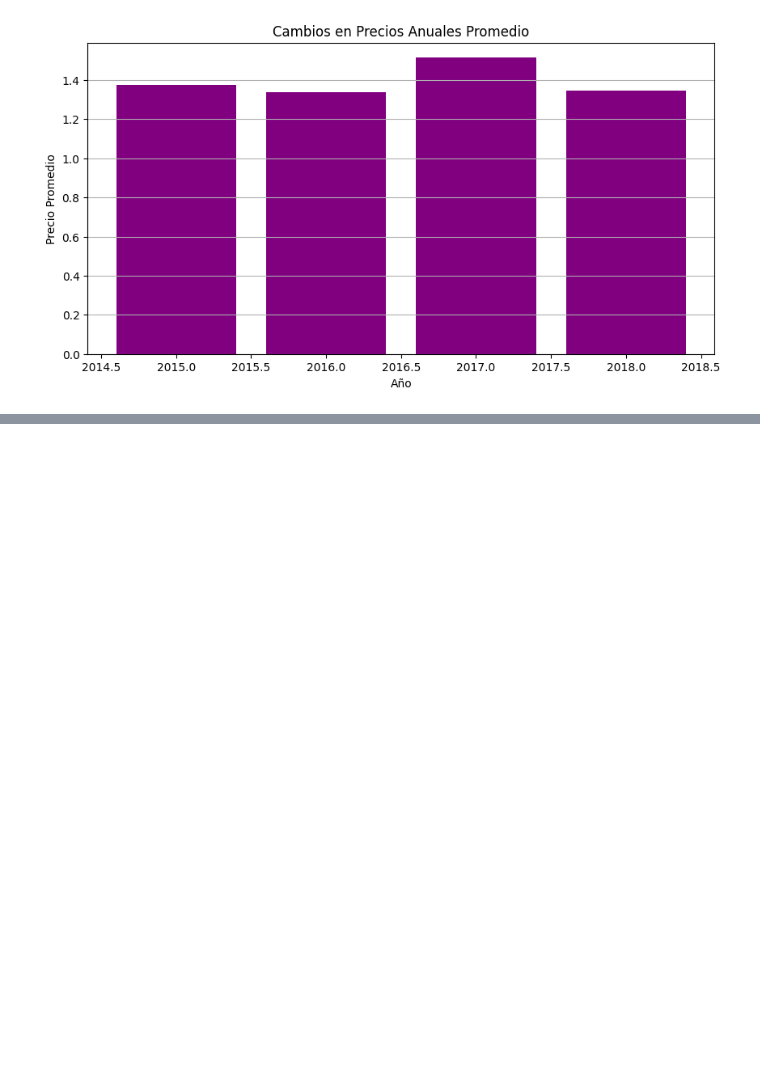
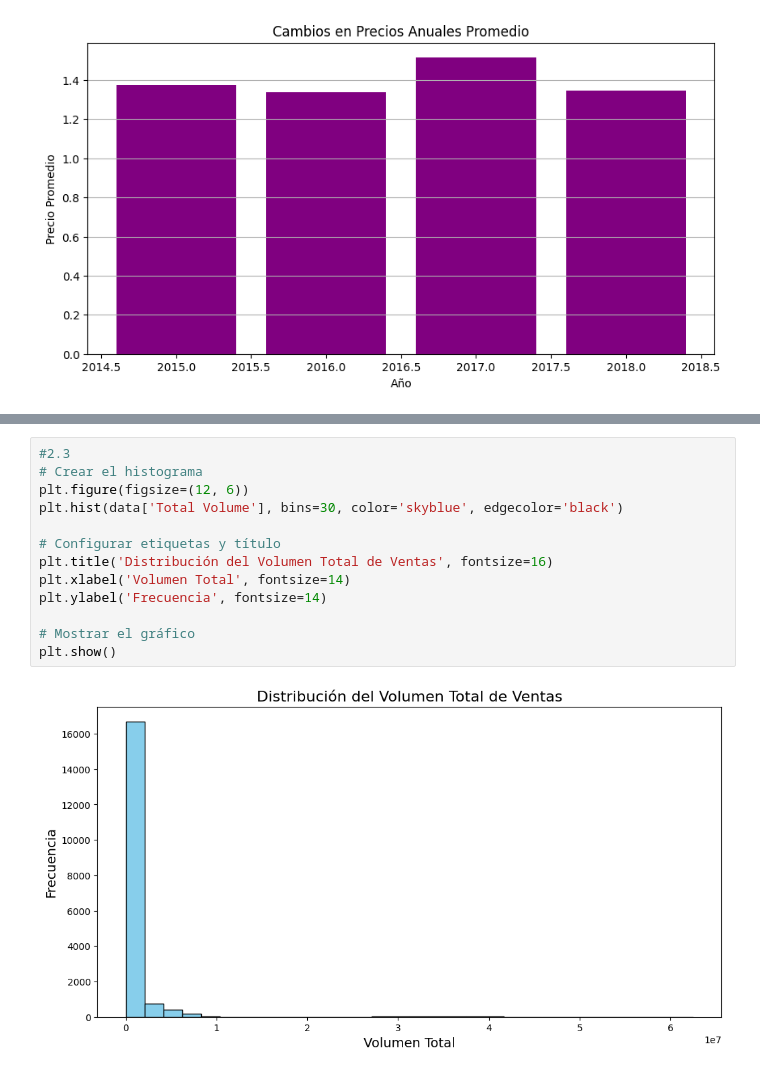
Before and after one commit to Layola27/Proyecto1-IA, a Jupyter notebook: proyecto.ipynb, the cells around one changed output, grey strips where cells are left out. Drawn from its saved outputs; the diff is of its cells as text; blank space fills up the shorter version.

```diff
--- a/proyecto.ipynb
+++ b/proyecto.ipynb
@@ -458,0 +505,15 @@ NameError: name 'data' is not defined
+# %%
+#2.3
+# Crear el histograma
+plt.figure(figsize=(12, 6))
+plt.hist(data['Total Volume'], bins=30, color='skyblue', edgecolor='black')
+
+# Configurar etiquetas y título
+plt.title('Distribución del Volumen Total de Ventas', fontsize=16)
+plt.xlabel('Volumen Total', fontsize=14)
+plt.ylabel('Frecuencia', fontsize=14)
+
+# Mostrar el gráfico
+plt.show()
+# %% [output]
+[figure, added]
```
Also changed, not shown: parts of 21 cells of this notebook.
